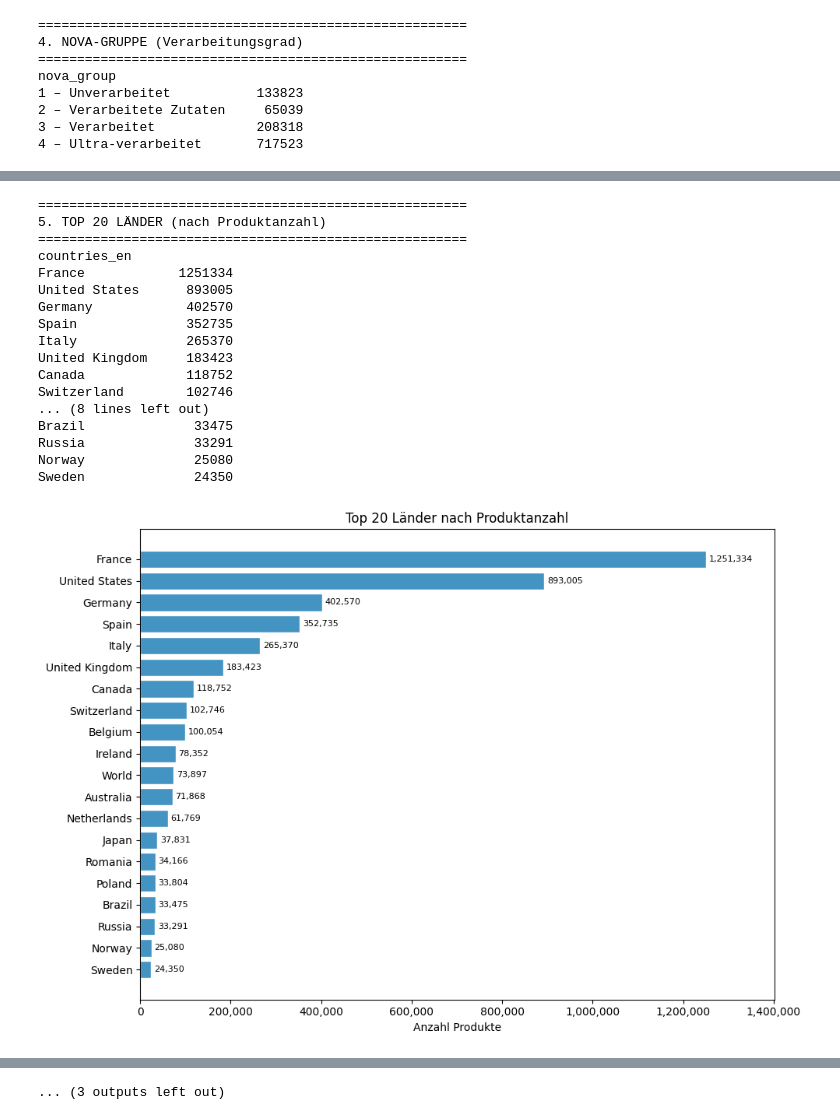
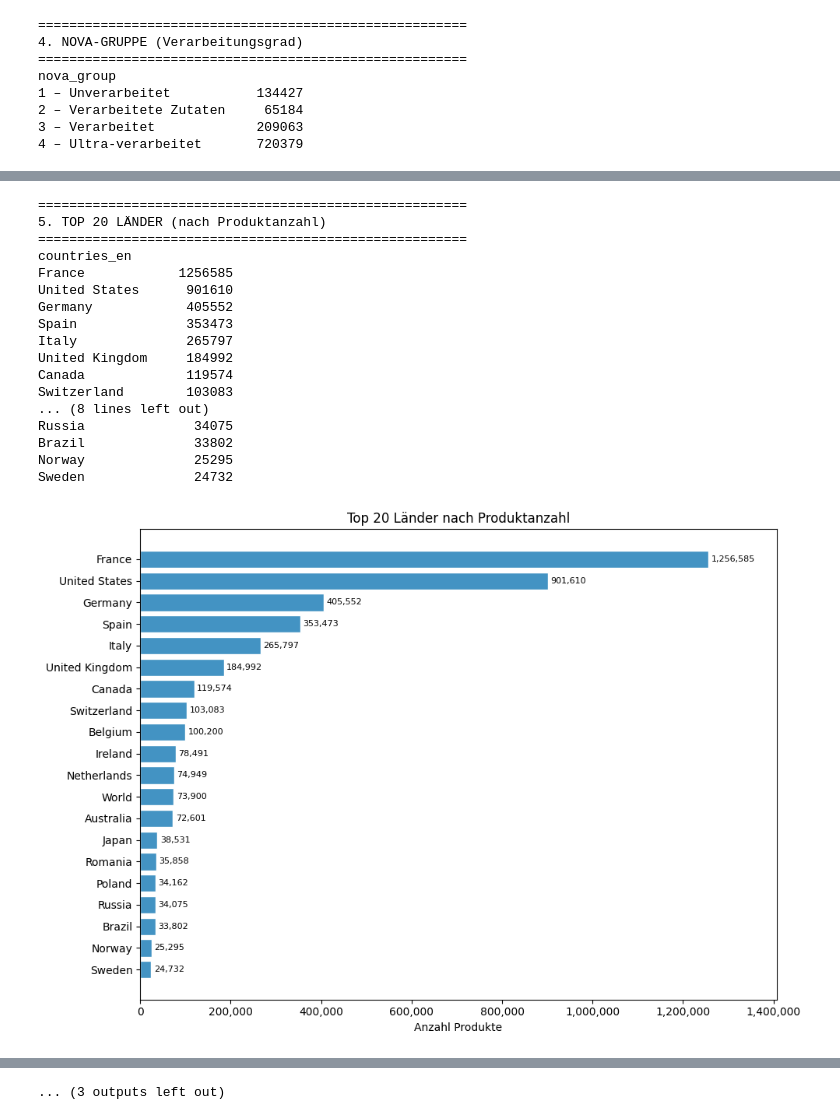
Before and after one commit to Memeloasele/Data-Science-Projekt, a Jupyter notebook: test.ipynb, the cells around one changed output, grey strips where cells are left out. Drawn from its saved outputs; the diff is of its cells as text; code cells hidden in the pictures.

```diff
--- a/test.ipynb
+++ b/test.ipynb
@@ -14,7 +14,7 @@ warnings.filterwarnings("ignore")
 
 # ── 0. DATEI LADEN ───────────────────────────────────────────
 # Pfad anpassen!
-CSV_PATH = "en.openfoodfacts.org.products.csv"
+CSV_PATH = "en.openfoodfacts.org.products 2.csv"
 
 # Wir laden zunächst nur die wichtigsten Spalten –
 # die volle Datei hat >180 Spalten und mehrere GB.
@@ -312,31 +312,31 @@ Produkte OHNE Nutri-Score: 45,020
 [figure]
 =======================================================
 4. NOVA-GRUPPE (Verarbeitungsgrad)
 =======================================================
 nova_group
-1 – Unverarbeitet           133823
-2 – Verarbeitete Zutaten     65039
-3 – Verarbeitet             208318
-4 – Ultra-verarbeitet       717523
+1 – Unverarbeitet           134427
+2 – Verarbeitete Zutaten     65184
+3 – Verarbeitet             209063
+4 – Ultra-verarbeitet       720379
 [figure]
 =======================================================
 5. TOP 20 LÄNDER (nach Produktanzahl)
 =======================================================
 countries_en
-France            1251334
-United States      893005
-Germany            402570
-Spain              352735
-Italy              265370
-United Kingdom     183423
-Canada             118752
-Switzerland        102746
+France            1256585
+United States      901610
+Germany            405552
+Spain              353473
+Italy              265797
+United Kingdom     184992
+Canada             119574
+Switzerland        103083
 ... (8 lines left out)
-Brazil              33475
-Russia              33291
-Norway              25080
-Sweden              24350
+Russia              34075
+Brazil              33802
+Norway              25295
+Sweden              24732
-[figure, old version]
+[figure, new version]
 =======================================================
 6. NÄHRWERTE – ÜBERBLICK (pro 100g)
 =======================================================
```
Also changed, not shown: parts of 2 cells of this notebook, 1 other file.
